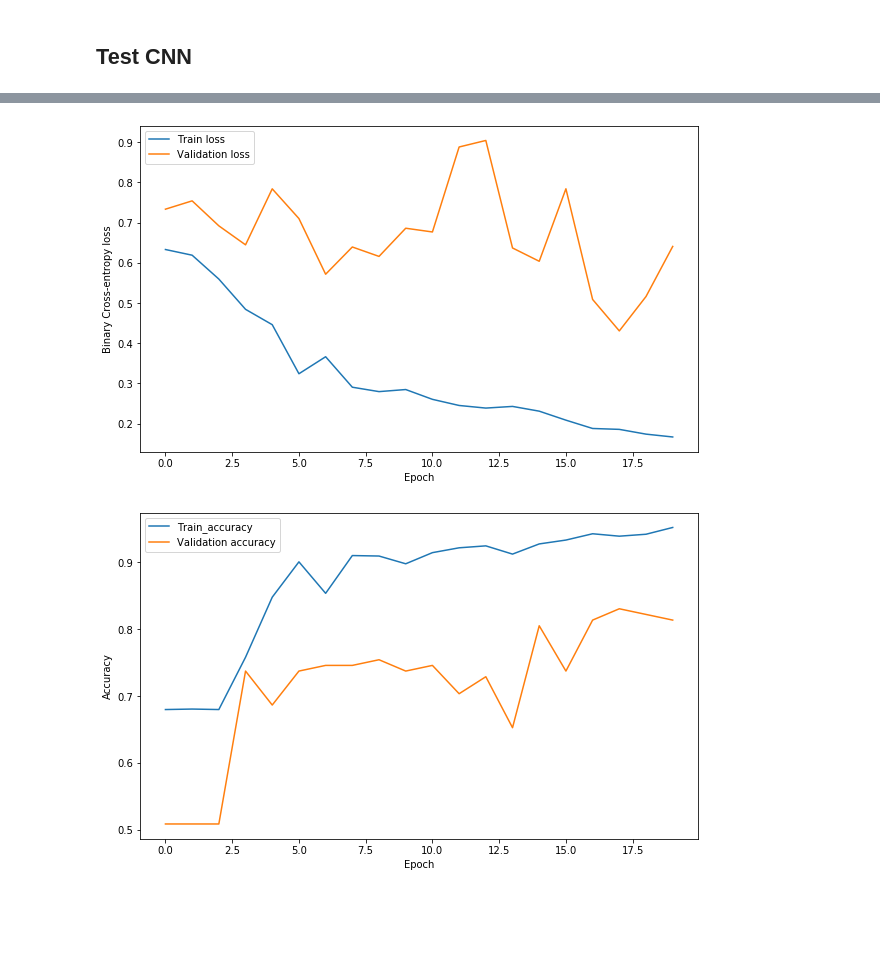
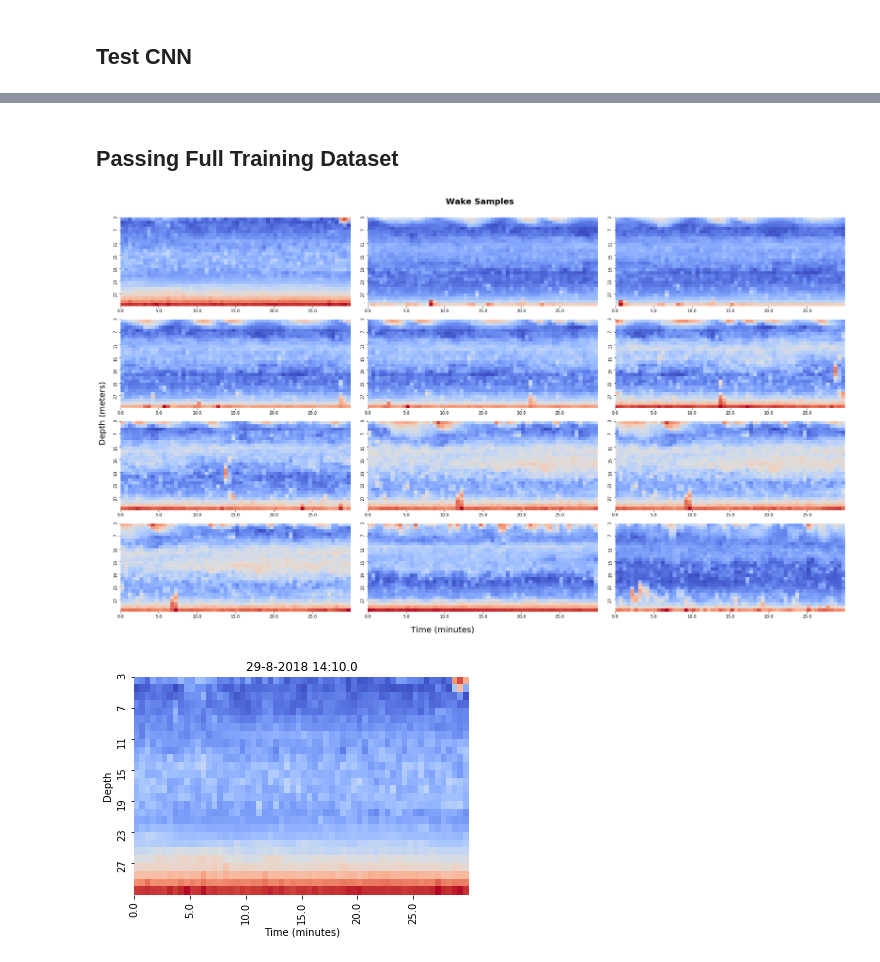
Before and after one commit to Igor-Ryazanov/DeepWater, a Jupyter notebook: Model_CNN_day.ipynb, the cells around one changed output, grey strips where cells are left out. Saved outputs shown, nothing was run; the diff lists cells and outputs as text; code cells hidden in the pictures; blank space fills up the shorter version.

```diff
--- a/Model_CNN_day.ipynb
+++ b/Model_CNN_day.ipynb
@@ -180,20 +156,2 @@ Epoch:20, Loss:0.1670, Val Loss:0.6406, Train Acc:0.952174, Val Acc:0.8136
-# %%
-plt.figure(figsize=(10,6))
-plt.plot(metrics_cnn[0], label = 'Train loss')
-plt.plot(metrics_cnn[1], label = 'Validation loss')
-plt.legend(loc = 'upper left')
-plt.xlabel('Epoch')
-plt.ylabel('Binary Cross-entropy loss')
-plt.show()
-# %% [output]
-[figure, removed]
-# %%
-plt.figure(figsize=(10,6))
-plt.plot(metrics_cnn[2], label = 'Train_accuracy')
-plt.plot(metrics_cnn[3], label = 'Validation accuracy')
-plt.legend(loc = 'upper left')
-plt.xlabel('Epoch')
-plt.ylabel('Accuracy')
-plt.show()
-# %% [output]
-[figure, removed]
+# %% [markdown]
+## Passing Full Training Dataset
@@ -199,0 +171,24 @@ plt.show()
+# %%
+predictions = np.array(predictions)
+predicted_ws = predictions[np.where(predictions[:,1] == 0)][:,0]
+# %%
+wake_start = wp.get_wakes()
+new_ws = wake_start
+for ws in wake_start:
+    if ws not in set(data_series[0,-2,:]):
+        if ws-12 in set(data_series[0,-2,:]):
+            new_ws = np.append(new_ws, ws-12)
+# %%
+unknown_wakes = predicted_ws
+for ws in new_ws:
+    unknown_wakes = unknown_wakes[np.where((ws-1800 >= unknown_wakes) | (unknown_wakes  >= ws+1800))]
+# %%
+predicted_wakes = wp.frames_by_timestamps(train_series[:,:-1,:], unknown_wakes)
+# %%
+wp.make_12_heatmaps(predicted_wakes[:12, 3, :-1,:])
+# %% [output]
+[figure, added]
+# %%
+wp.make_heatmap(predicted_wakes[0, 3, :-1,:], predicted_wakes[0, 3,-1,:])
+# %% [output]
+[figure, added]
```
Also changed, not shown: parts of 15 cells of this notebook, 3 other files.
